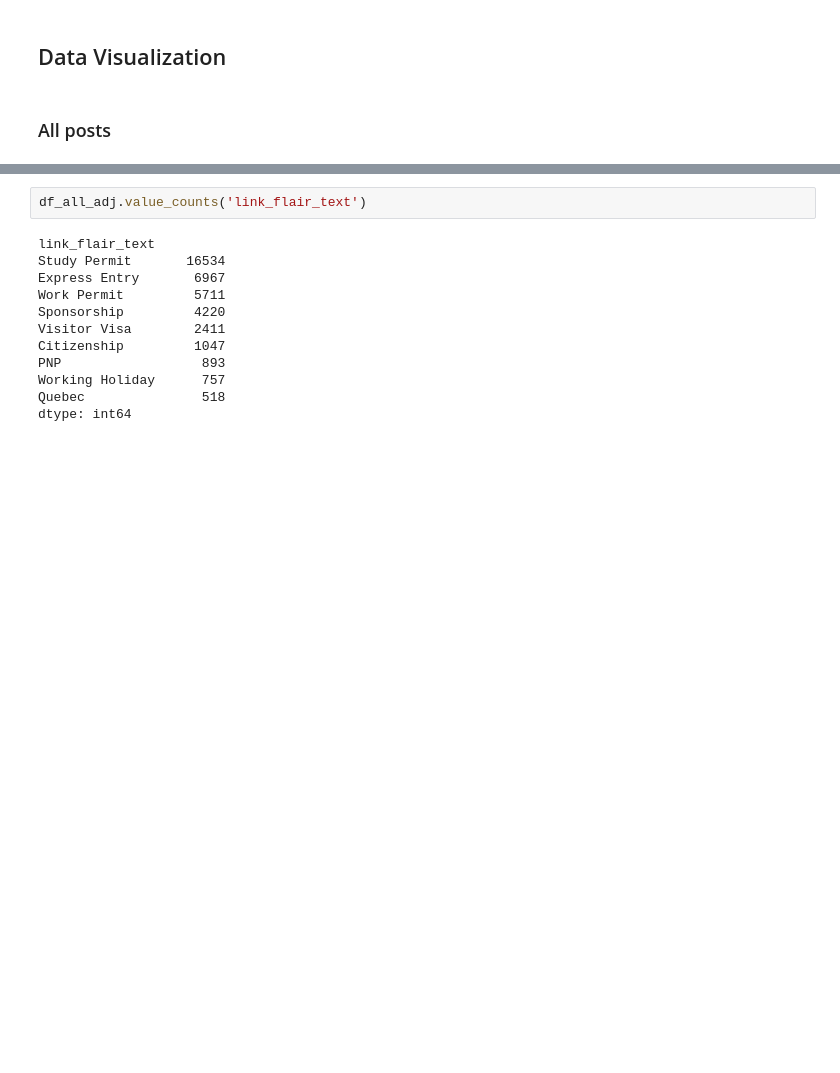
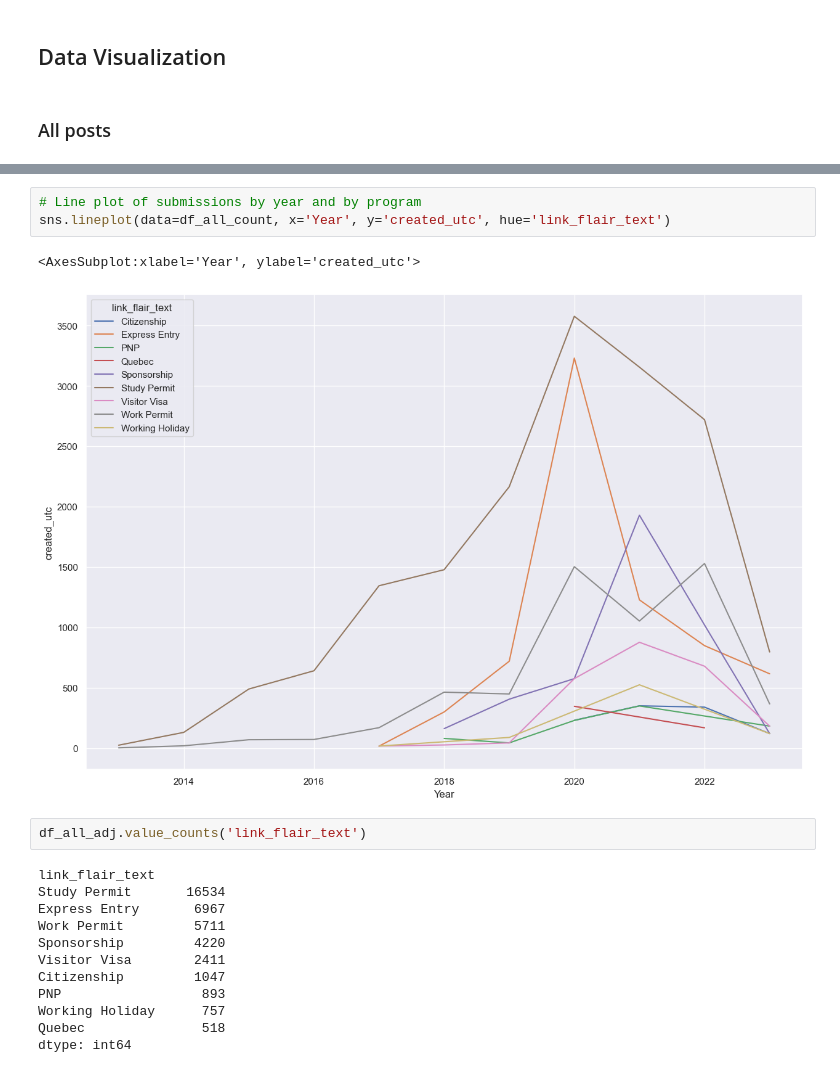
Before and after one commit to ngocmphan/reddit_immigration, a Jupyter notebook: Immigration_Canada_Analysis.ipynb, the cells around one changed output, grey strips where cells are left out. Saved outputs shown, nothing was run; the diff lists cells and outputs as text; blank space fills up the shorter version.

```diff
--- a/Immigration_Canada_Analysis.ipynb
+++ b/Immigration_Canada_Analysis.ipynb
@@ -383,3 +370,9 @@ numpy.int64
+# %%
+# Line plot of submissions by year and by program
+sns.lineplot(data=df_all_count, x='Year', y='created_utc', hue='link_flair_text')
+# %% [output]
+<AxesSubplot:xlabel='Year', ylabel='created_utc'>
+[figure, added]
 # %%
 df_all_adj.value_counts('link_flair_text')
 # %% [output]
```
Also changed, not shown: parts of 8 cells of this notebook.
